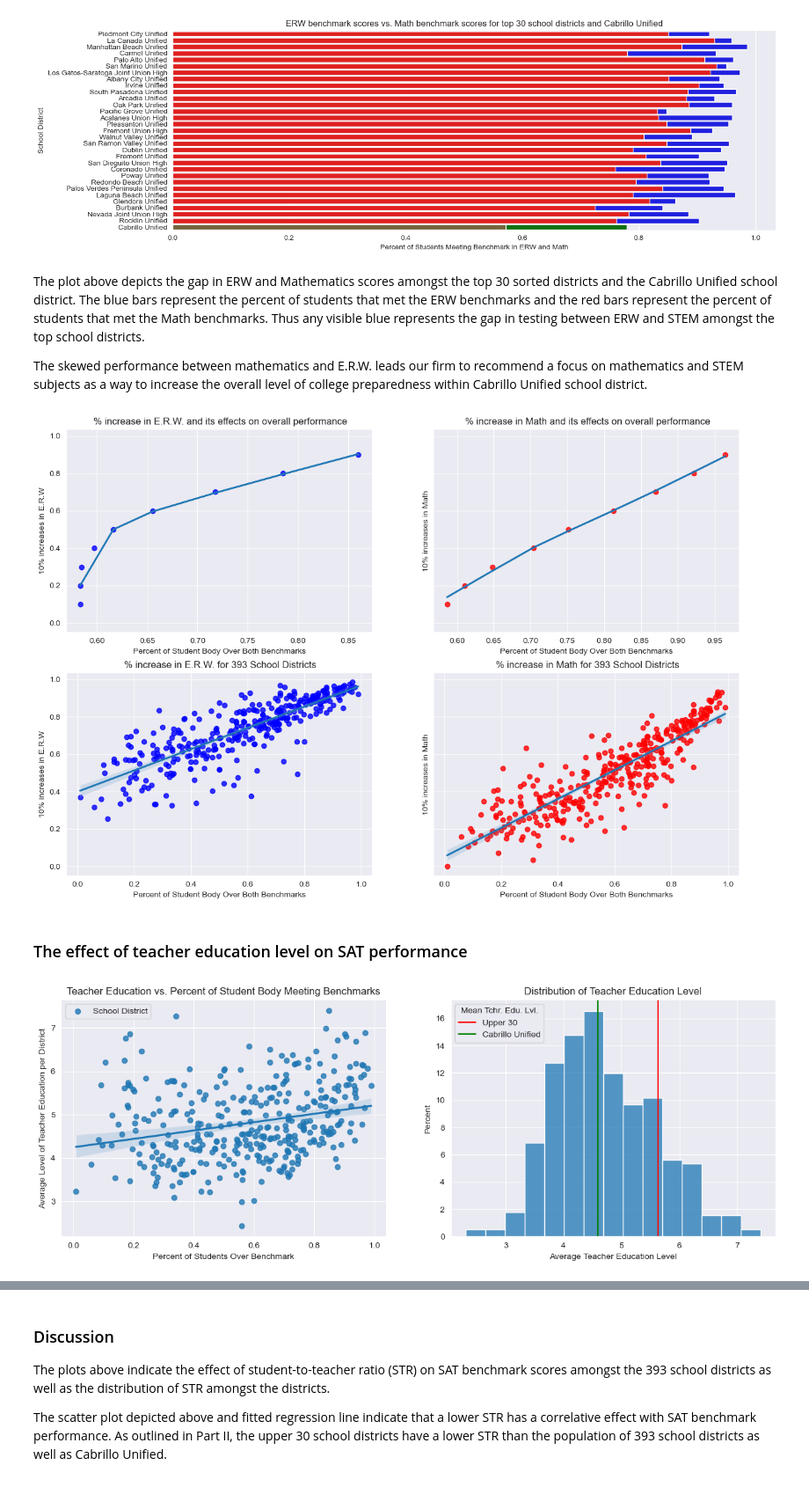
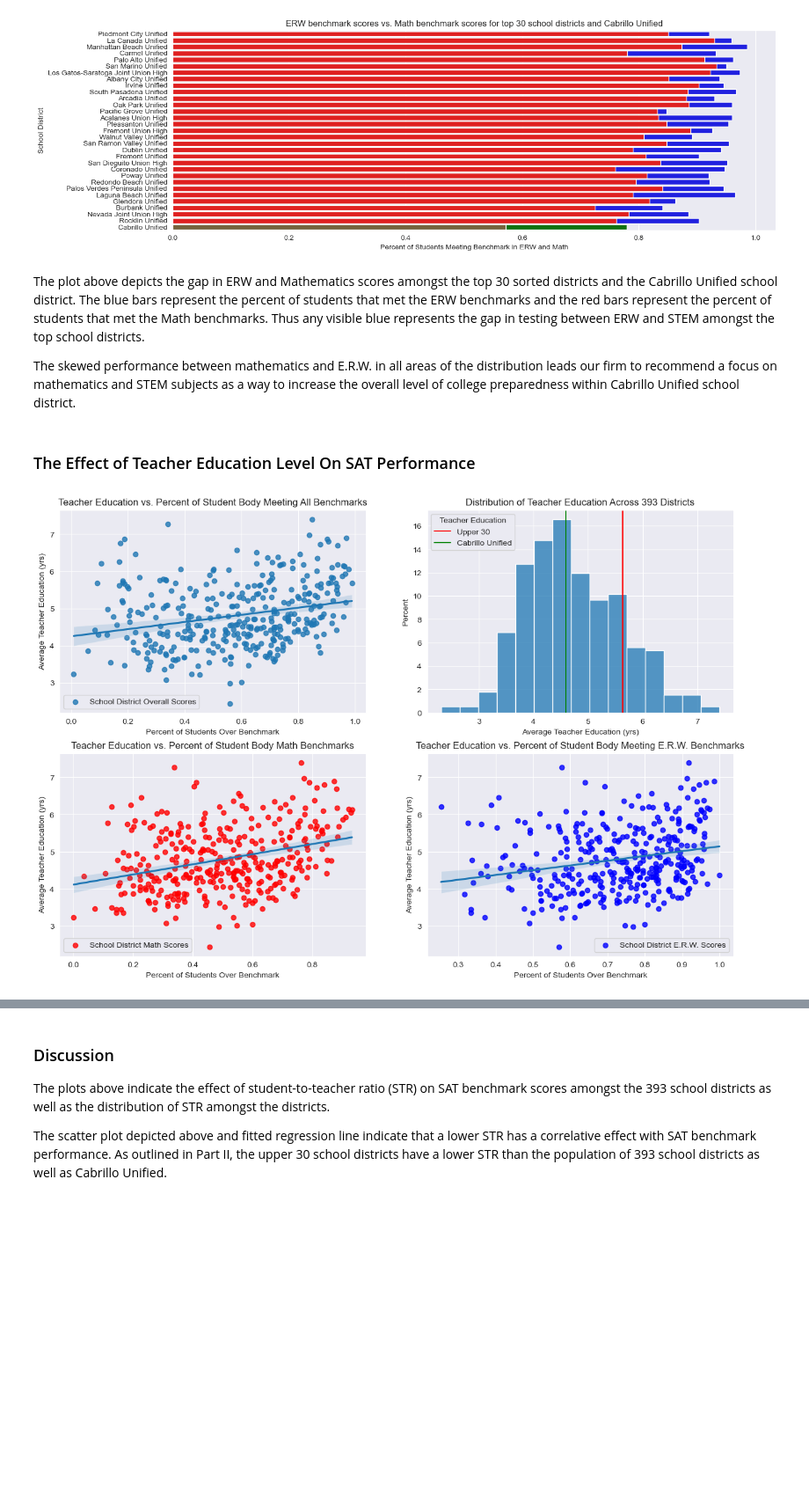
Before and after one commit to AlexSpradling/california_sat_analysis, a Jupyter notebook: code/Alex-Project1.ipynb, the cells around one changed output, grey strips where cells are left out. Shown at 88% size. Cells and saved outputs as stored; diff of their text form; code cells hidden in the pictures; blank space fills up the shorter version.

```diff
--- a/code/Alex-Project1.ipynb
+++ b/code/Alex-Project1.ipynb
@@ -1029,51 +1081,43 @@ axs.set(xlabel='Percent of Students Meeting Benchmark in ERW and Math', ylabel =
 # %% [markdown]
 The plot above depicts the gap in ERW and Mathematics scores amongst the top 30 sorted districts and the Cabrillo Unified school district. The blue bars represent the percent of students that met the ERW benchmarks and the red bars represent the percent of students that met the Math benchmarks. Thus any visible blue represents the gap in testing between ERW and STEM amongst the top school districts.
 
-The skewed performance between mathematics and E.R.W. leads our firm to recommend a focus on mathematics and STEM subjects as a way to increase the overall level of college preparedness within Cabrillo Unified school district.
+The skewed performance between mathematics and E.R.W. in all areas of the distribution leads our firm to recommend a focus on mathematics and STEM subjects as a way to increase the overall level of college preparedness within Cabrillo Unified school district.
-# %%
-fig, axs = plt.subplots(2,2, sharey=True, figsize=(15,10))
-axs = axs.flatten()
-erw = compare_subjects('erw')
-math = compare_subjects('math')
-sns.regplot(erw, y = 'pct_of_students_meeting_erw_benchmark', x = 'pct_of_students_meeting_all_benchmarks',
-            lowess=True, ax = axs[0], scatter_kws={"color":"blue"})
-axs[0].set(title = ' % increase in E.R.W. and its effects on overall performance',ylabel = '10% increases in E.R.W',
-           xlabel = 'Percent of Student Body Over Both Benchmarks')
-
-sns.regplot(math, y = 'pct_of_students_meeting_math_benchmark', x = 'pct_of_students_meeting_all_benchmarks',
-            lowess=True, ax = axs[1], scatter_kws={"color":'red'})
-axs[1].set(title = ' % increase in Math and its effects on overall performance',ylabel = '10% increases in Math',
-           xlabel = 'Percent of Student Body Over Both Benchmarks')
-
-sns.regplot(y= final_merged_df.sat_pct_erw_over_benchmark, x = final_merged_df.sat_pct_both_over_benchmark, ax = axs[2], scatter_kws = {"color":"blue"})
-axs[2].set(title = ' % increase in E.R.W. for 393 School Districts',ylabel = '10% increases in E.R.W',
-           xlabel = 'Percent of Student Body Over Both Benchmarks')
-
-sns.regplot(y = final_merged_df.sat_pct_math_over_benchmark, x = final_merged_df.sat_pct_both_over_benchmark, ax = axs[3], scatter_kws={'color':'red'});
-axs[3].set(title = ' % increase in Math for 393 School Districts',ylabel = '10% increases in Math',
-           xlabel = 'Percent of Student Body Over Both Benchmarks');
-# %% [output]
-[figure, removed]
-# %% [markdown]
-### The effect of teacher education level on SAT performance
+# %% [markdown]
+### The Effect of Teacher Education Level On SAT Performance
 # %%
-# Code
-fig, axs = plt.subplots(1, 2, figsize=(15,5))
+fig, axs = plt.subplots(2, 2, figsize=(15,10))
+axs = axs.flatten()
 # regplot
 sns.regplot(final_merged_df, x = 'sat_pct_both_over_benchmark', y = 'avg_tchr_edu_lvl', ax=axs[0])
-axs[0].set_title('Teacher Education vs. Percent of Student Body Meeting Benchmarks')
-axs[0].set(xlabel='Percent of Students Over Benchmark', ylabel = 'Average Level of Teacher Education per District')
-axs[0].legend(labels=['School District'])
+axs[0].set_title('Teacher Education vs. Percent of Student Body Meeting All Benchmarks')
+axs[0].set(xlabel='Percent of Students Over Benchmark', ylabel = 'Average Teacher Education (yrs)')
+axs[0].legend(labels=['School District Overall Scores'])
+
+# math regplot
+sns.regplot(final_merged_df, x = 'sat_pct_math_over_benchmark', y = 'avg_tchr_edu_lvl', ax=axs[2],
+           scatter_kws={'color':'red'})
+axs[2].set_title('Teacher Education vs. Percent of Student Body Math Benchmarks')
+axs[2].set(xlabel='Percent of Students Over Benchmark', ylabel = 'Average Teacher Education (yrs)')
+axs[2].legend(labels=['School District Math Scores'])
+
+# erw regplot
+sns.regplot(final_merged_df, x = 'sat_pct_erw_over_benchmark', y = 'avg_tchr_edu_lvl', ax=axs[3],
+           scatter_kws={'color':'blue'})
+axs[3].set_title('Teacher Education vs. Percent of Student Body Meeting E.R.W. Benchmarks')
+axs[3].set(xlabel='Percent of Students Over Benchmark', ylabel = 'Average Teacher Education (yrs)')
+axs[3].legend(labels=['School District E.R.W. Scores'])
+
 #histplot
 sns.histplot(final_merged_df, x = 'avg_tchr_edu_lvl', ax = axs[1], stat='percent')
-axs[1].set_title('Distribution of Teacher Education Level')
-axs[1].set(xlabel = 'Average Teacher Education Level')
+axs[1].set_title('Distribution of Teacher Education Across 393 Districts')
+axs[1].set(xlabel = 'Average Teacher Education (yrs)')
+
 # add legend to histplot
-upper_30_vline = plt.axvline(top_thirty_sat['avg_tchr_edu_lvl'].mean(), color = 'r', label='Upper 30')
-cabrillo_vline = plt.axvline(half_moon_bay['avg_tchr_edu_lvl'].values, color = 'g', label = 'Cabrillo Unified');
-plt.legend(title='Mean Tchr. Edu. Lvl.', loc='upper left', handles=[upper_30_vline, cabrillo_vline]);
+upper_30_vline = axs[1].axvline(top_thirty_sat['avg_tchr_edu_lvl'].mean(), color = 'r', label='Upper 30')
+cabrillo_vline = axs[1].axvline(half_moon_bay['avg_tchr_edu_lvl'].values, color = 'g', label = 'Cabrillo Unified');
+axs[1].legend(title='Teacher Education', loc='upper left', handles=[upper_30_vline, cabrillo_vline]);
 # %% [output]
-[figure, old version]
+[figure, new version]
 # %% [markdown]
 ### Discussion
 
```
Also changed, not shown: parts of 41 cells of this notebook.
